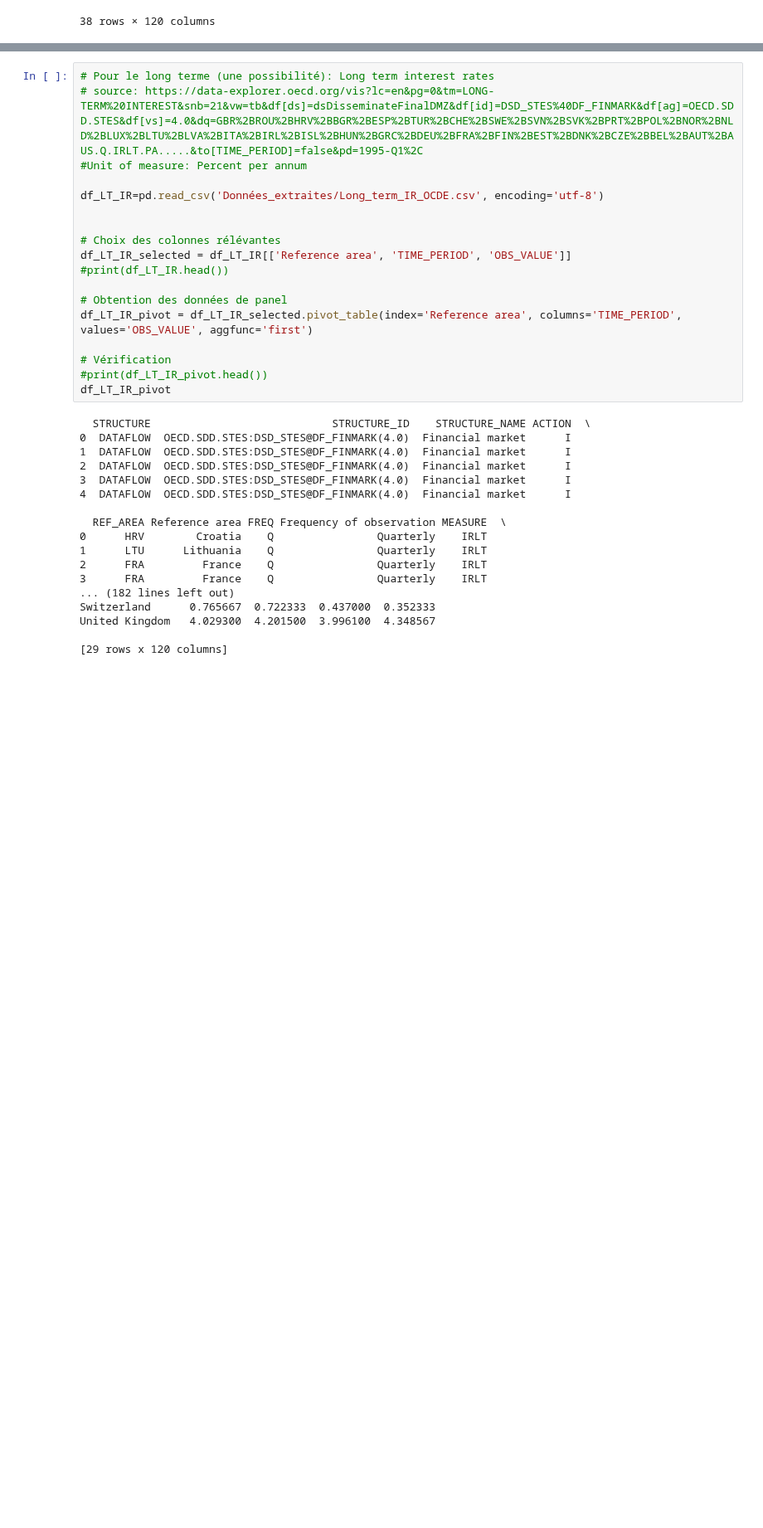
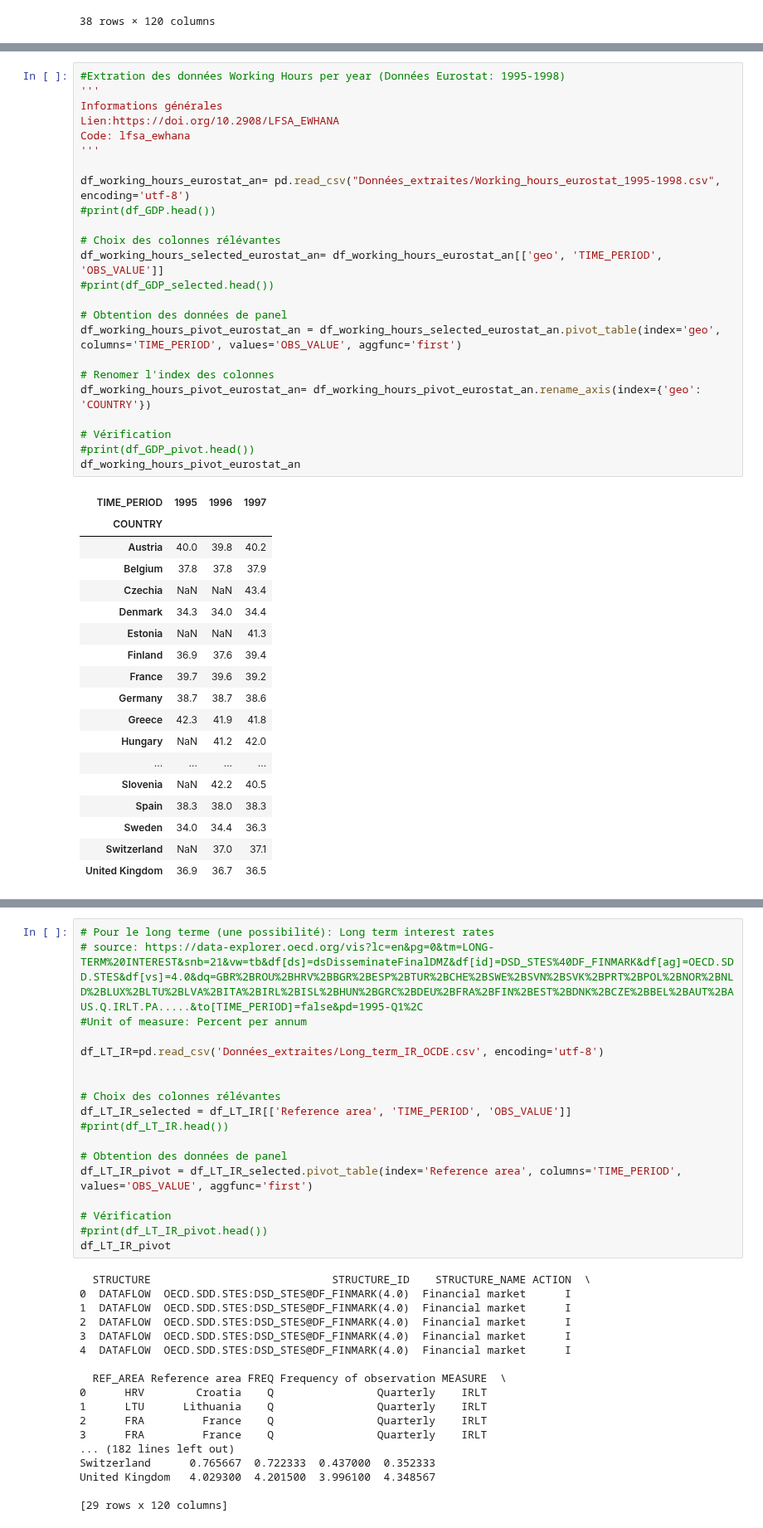
Before and after one commit to enriquealarcon01/Stat-App, a Jupyter notebook: Stat'App- test données.ipynb, the cells around one changed output, grey strips where cells are left out. Shown at 83% size. Saved outputs shown, nothing was run; the diff lists cells and outputs as text; blank space fills up the shorter version.

```diff
--- a/Stat'App- test données.ipynb
+++ b/Stat'App- test données.ipynb
@@ -48,0 +55,43 @@ df_GDP_pivot
+# %%
+#Extration des données Working Hours per year (Données Eurostat: 1995-1998)
+'''
+Informations générales
+Lien:https://doi.org/10.2908/LFSA_EWHANA
+Code: lfsa_ewhana
+'''
+
+df_working_hours_eurostat_an= pd.read_csv("Données_extraites/Working_hours_eurostat_1995-1998.csv", encoding='utf-8')
+#print(df_GDP.head())
+
+# Choix des colonnes rélévantes
+df_working_hours_selected_eurostat_an= df_working_hours_eurostat_an[['geo', 'TIME_PERIOD', 'OBS_VALUE']]
+#print(df_GDP_selected.head())
+
+# Obtention des données de panel
+df_working_hours_pivot_eurostat_an = df_working_hours_selected_eurostat_an.pivot_table(index='geo', columns='TIME_PERIOD', values='OBS_VALUE', aggfunc='first')
+
+# Renomer l'index des colonnes
+df_working_hours_pivot_eurostat_an= df_working_hours_pivot_eurostat_an.rename_axis(index={'geo': 'COUNTRY'})
+
+# Vérification
+#print(df_GDP_pivot.head())
+df_working_hours_pivot_eurostat_an
+# %% [output]
+| TIME_PERIOD | 1995 | 1996 | 1997 |
+| COUNTRY |  |  |  |
+| Austria | 40.0 | 39.8 | 40.2 |
+| Belgium | 37.8 | 37.8 | 37.9 |
+| Czechia | NaN | NaN | 43.4 |
+| Denmark | 34.3 | 34.0 | 34.4 |
+| Estonia | NaN | NaN | 41.3 |
+| Finland | 36.9 | 37.6 | 39.4 |
+| France | 39.7 | 39.6 | 39.2 |
+| Germany | 38.7 | 38.7 | 38.6 |
+| Greece | 42.3 | 41.9 | 41.8 |
+| Hungary | NaN | 41.2 | 42.0 |
+| ... | ... | ... | ... |
+| Slovenia | NaN | 42.2 | 40.5 |
+| Spain | 38.3 | 38.0 | 38.3 |
+| Sweden | 34.0 | 34.4 | 36.3 |
+| Switzerland | NaN | 37.0 | 37.1 |
+| United Kingdom | 36.9 | 36.7 | 36.5 |
```
Also changed, not shown: parts of 6 cells of this notebook, 3 other files.
